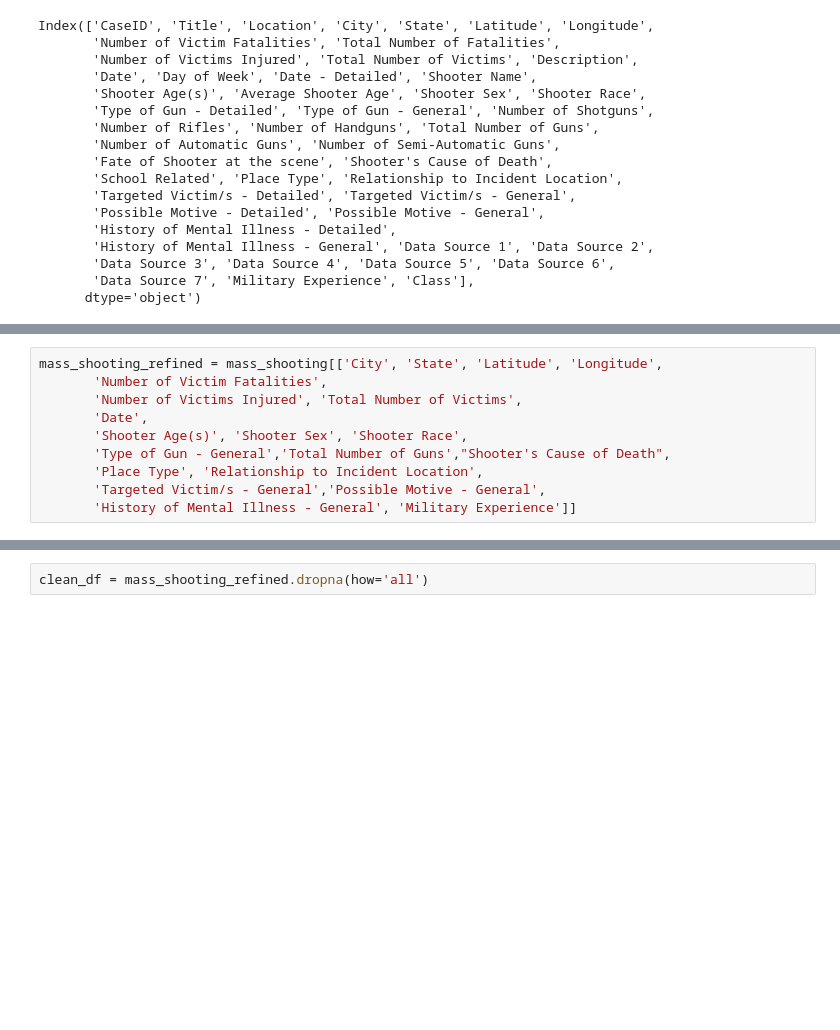
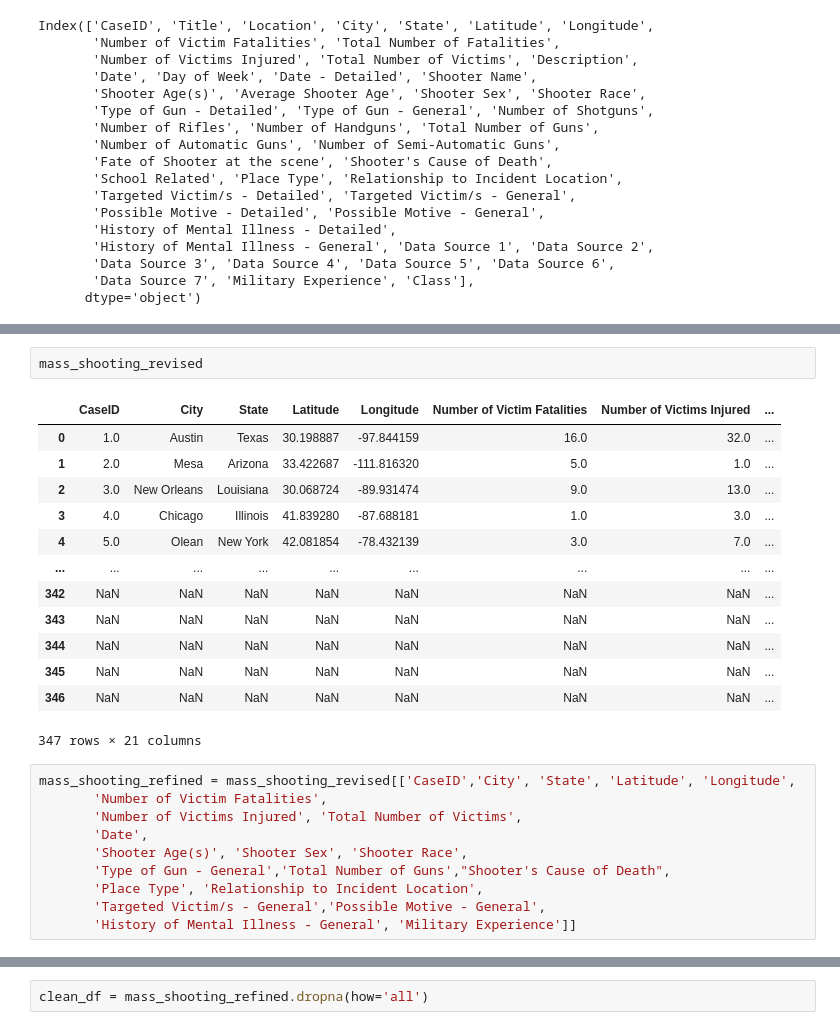
Before and after one commit to maproctor95/Mass-Shootings, a Jupyter notebook: project3_mass_shooting_stats.ipynb, the cells around one changed output, grey strips where cells are left out. Drawn from its saved outputs; the diff is of its cells as text; blank space fills up the shorter version.

```diff
--- a/project3_mass_shooting_stats.ipynb
+++ b/project3_mass_shooting_stats.ipynb
@@ -41,5 +58,21 @@ Index(['CaseID', 'Title', 'Location', 'City', 'State', 'Latitude', 'Longitude',
+# %%
+mass_shooting_revised
+# %% [output]
+|  | CaseID | City | State | Latitude | Longitude | Number of Victim Fatalities | Number of Victims Injured | ... |
+| 0 | 1.0 | Austin | Texas | 30.198887 | -97.844159 | 16.0 | 32.0 | ... |
+| 1 | 2.0 | Mesa | Arizona | 33.422687 | -111.816320 | 5.0 | 1.0 | ... |
+| 2 | 3.0 | New Orleans | Louisiana | 30.068724 | -89.931474 | 9.0 | 13.0 | ... |
+| 3 | 4.0 | Chicago | Illinois | 41.839280 | -87.688181 | 1.0 | 3.0 | ... |
+| 4 | 5.0 | Olean | New York | 42.081854 | -78.432139 | 3.0 | 7.0 | ... |
+| ... | ... | ... | ... | ... | ... | ... | ... | ... |
+| 342 | NaN | NaN | NaN | NaN | NaN | NaN | NaN | ... |
+| 343 | NaN | NaN | NaN | NaN | NaN | NaN | NaN | ... |
+| 344 | NaN | NaN | NaN | NaN | NaN | NaN | NaN | ... |
+| 345 | NaN | NaN | NaN | NaN | NaN | NaN | NaN | ... |
+| 346 | NaN | NaN | NaN | NaN | NaN | NaN | NaN | ... |
+347 rows × 21 columns
 # %%
-mass_shooting_refined = mass_shooting[['City', 'State', 'Latitude', 'Longitude',
+mass_shooting_refined = mass_shooting_revised[['CaseID','City', 'State', 'Latitude', 'Longitude',
        'Number of Victim Fatalities',
        'Number of Victims Injured', 'Total Number of Victims',
        'Date',
```
Also changed, not shown: parts of 10 cells of this notebook, 2 other files.
